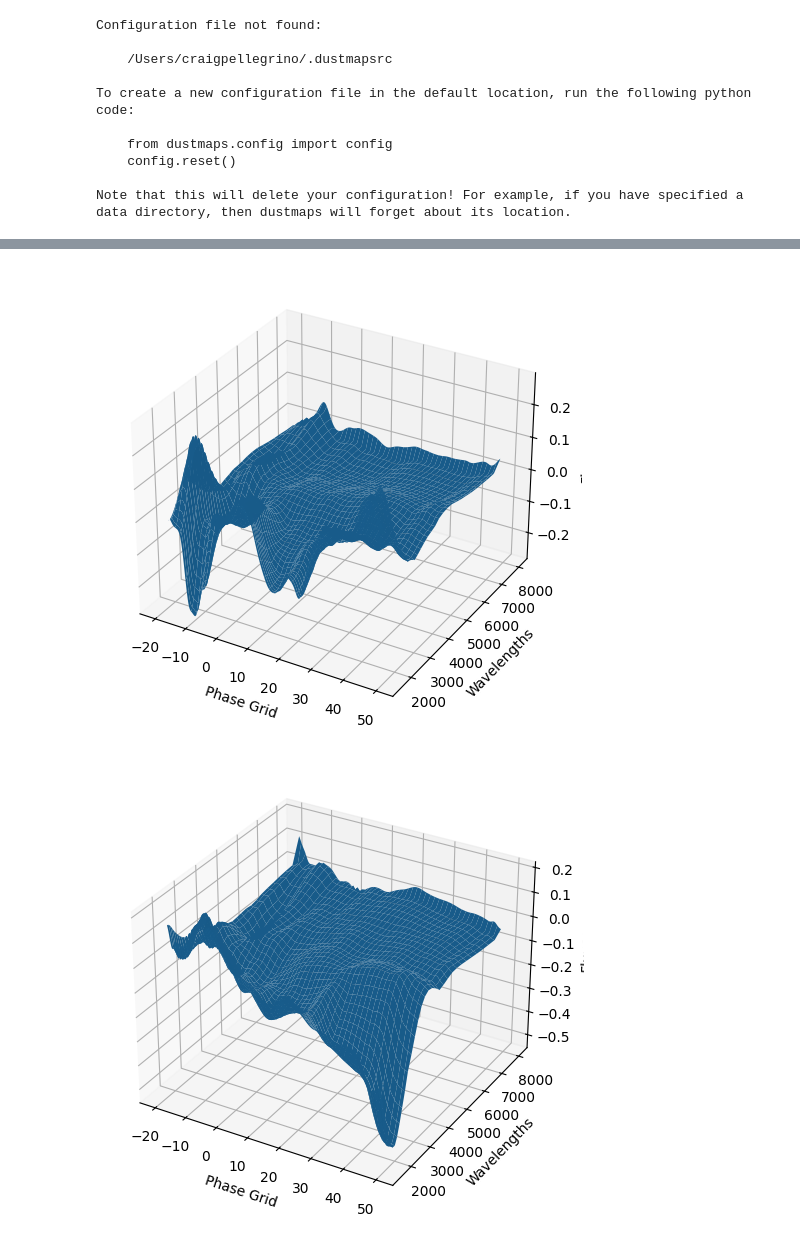
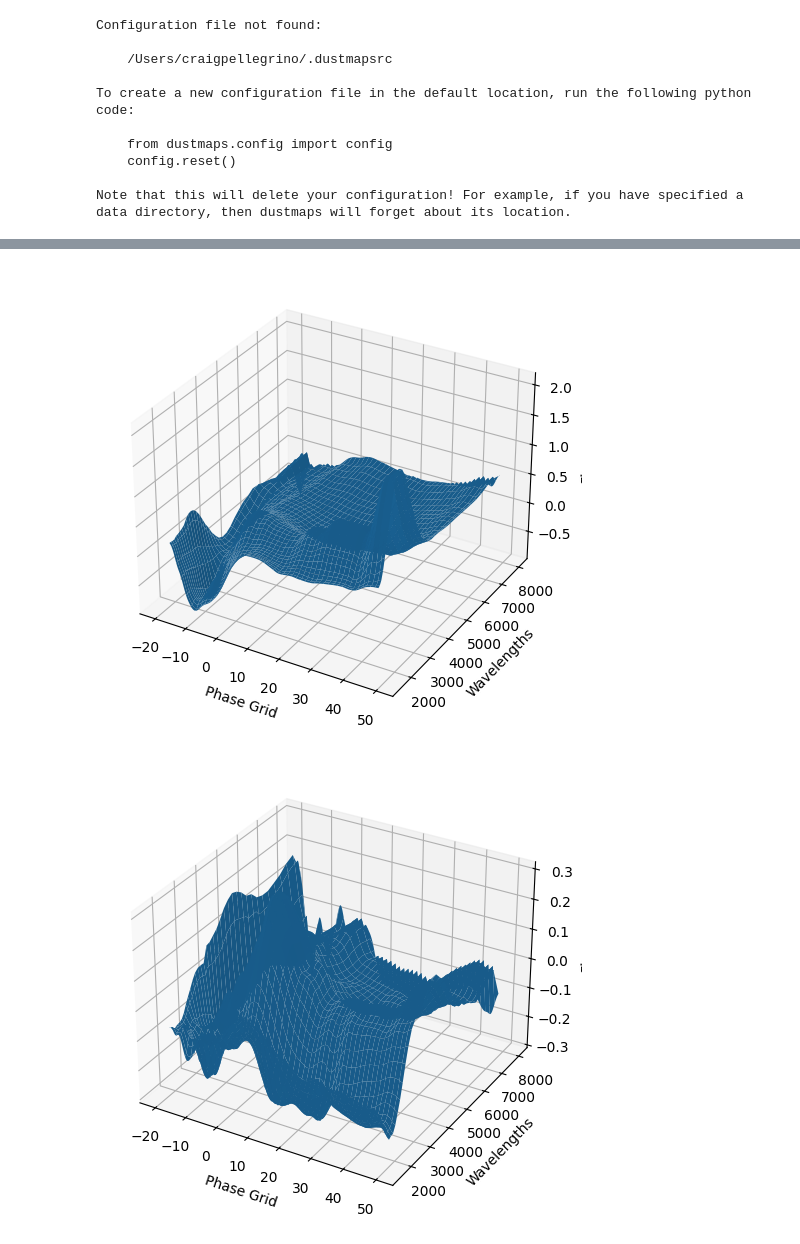
Before and after one commit to crpellegrino/nasa-adap, a Jupyter notebook: examples/train_test_split.ipynb, the cells around one changed output, grey strips where cells are left out. Drawn from its saved outputs; the diff is of its cells as text; code cells hidden in the pictures.

```diff
--- a/examples/train_test_split.ipynb
+++ b/examples/train_test_split.ipynb
@@ -35,7 +35,7 @@ plot = False
 surfaces = []
 for i in range(6):
     sn_type = SNCollection(sntype="SESNe", snsubtype="SNIIb")
-    sn_to_normalize = SNCollection(sntype="SNII", snsubtype="SNII")
+    sn_to_normalize = SNCollection(sntype="SESNe")
     kernel = Kernel(RBF([np.log(10.0), np.log10(500.0)], (0.1, 4.0)))
     if i > 0:
         sne, _ = train_test_split(sn_type.sne, train_size=0.8)
@@ -90,2 +90,2 @@ for surface in surfaces[1:]:
-[figure, old version]
+[figure, new version]
-[figure, old version]
+[figure, new version]
```
Also changed, not shown: parts of 1 cell of this notebook, 10 other files.
